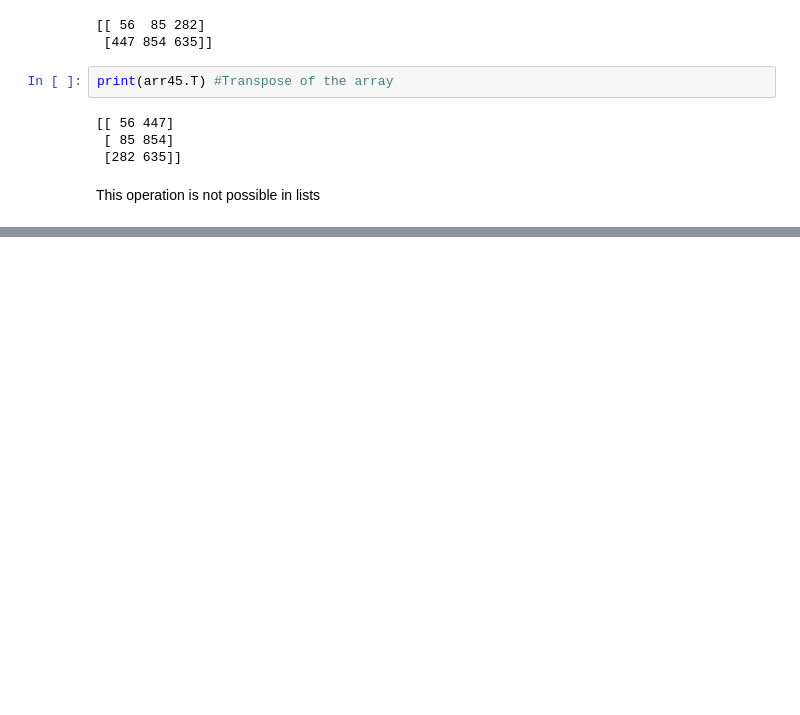
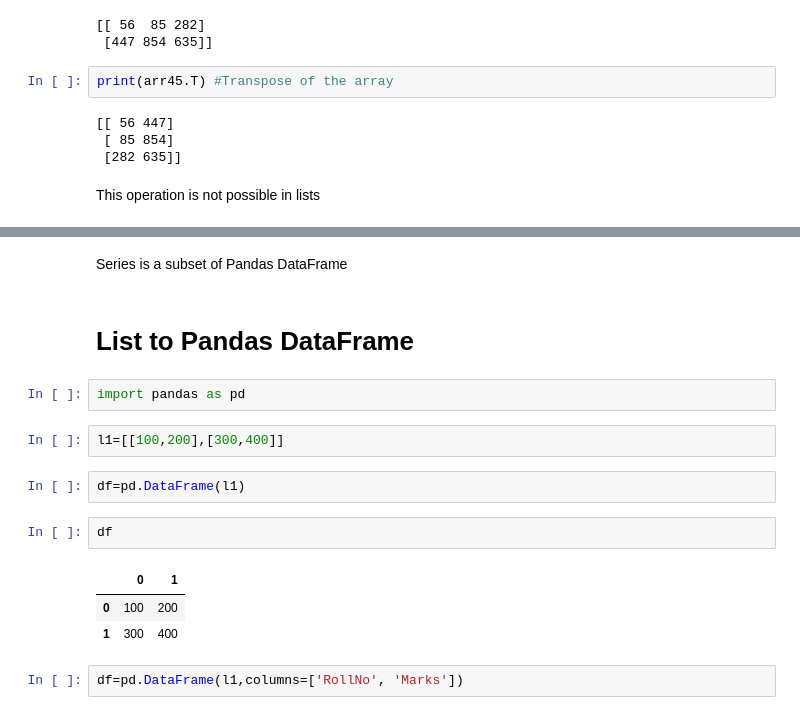
Before and after one commit to santaaastic/Learning_Python_For_DataScience, a Jupyter notebook: Python for Data Science Course Practice Udemy.ipynb, the cells around one changed output, grey strips where cells are left out. Drawn from its saved outputs; the diff is of its cells as text; blank space fills up the shorter version.

```diff
--- a/Python for Data Science Course Practice Udemy.ipynb
+++ b/Python for Data Science Course Practice Udemy.ipynb
@@ -543,0 +649,18 @@ This operation is not possible in lists
+# %% [markdown]
+Series is a subset of Pandas DataFrame
+# %% [markdown]
+# List to Pandas DataFrame
+# %%
+import pandas as pd
+# %%
+l1=[[100,200],[300,400]]
+# %%
+df=pd.DataFrame(l1)
+# %%
+df
+# %% [output]
+|  | 0 | 1 |
+| 0 | 100 | 200 |
+| 1 | 300 | 400 |
+# %%
+df=pd.DataFrame(l1,columns=['RollNo', 'Marks'])
```
Also changed, not shown: parts of 33 cells of this notebook.
